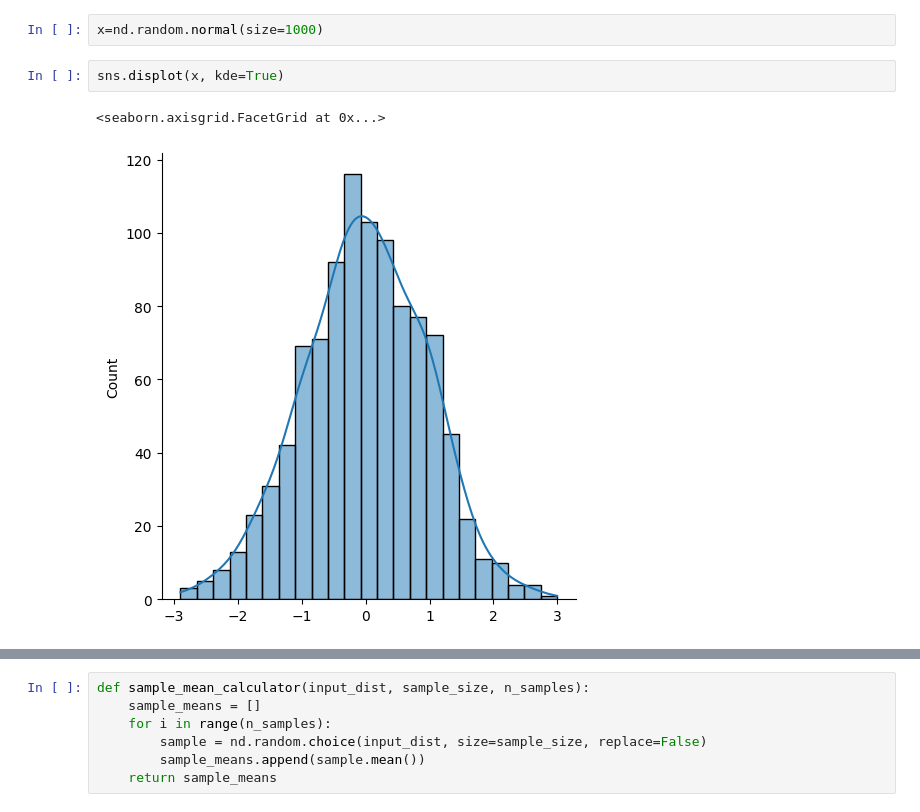
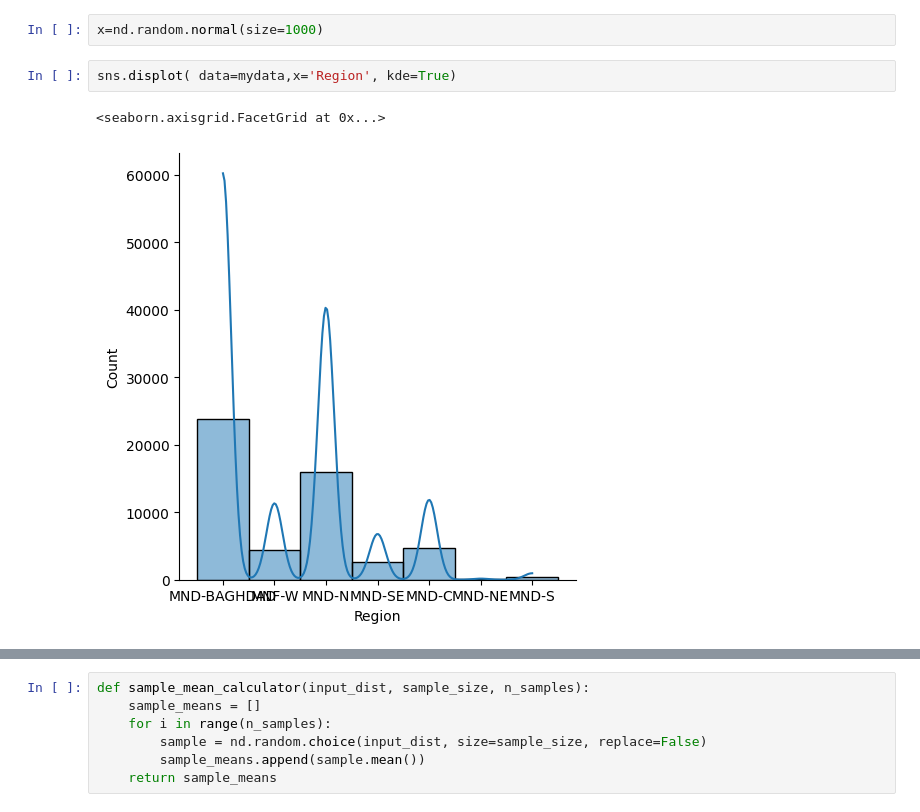
Before and after one commit to samanjalal499/statistics, a Jupyter notebook: histogram.ipynb, the cells around one changed output, grey strips where cells are left out. Drawn from its saved outputs; the diff is of its cells as text.

```diff
--- a/histogram.ipynb
+++ b/histogram.ipynb
@@ -217,10 +235,10 @@ st.sem(x)
 # %%
 x=nd.random.normal(size=1000)
 # %%
-sns.displot(x, kde=True)
+sns.displot( data=mydata,x='Region', kde=True)
 # %% [output]
 <seaborn.axisgrid.FacetGrid at 0x...>
-[figure, old version]
+[figure, new version]
 # %%
 x.std()
 # %% [output]
```
Also changed, not shown: parts of 29 cells of this notebook.
